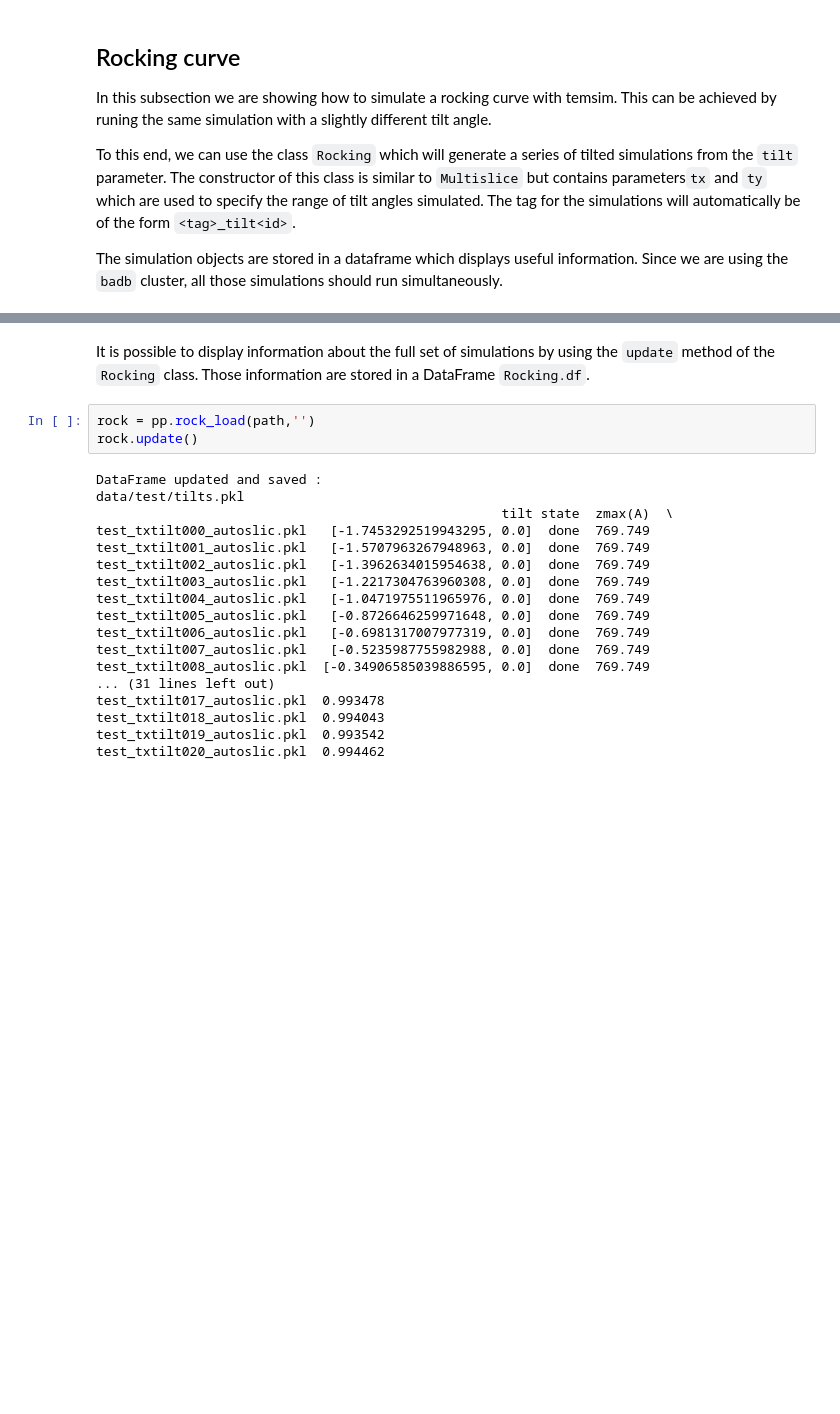
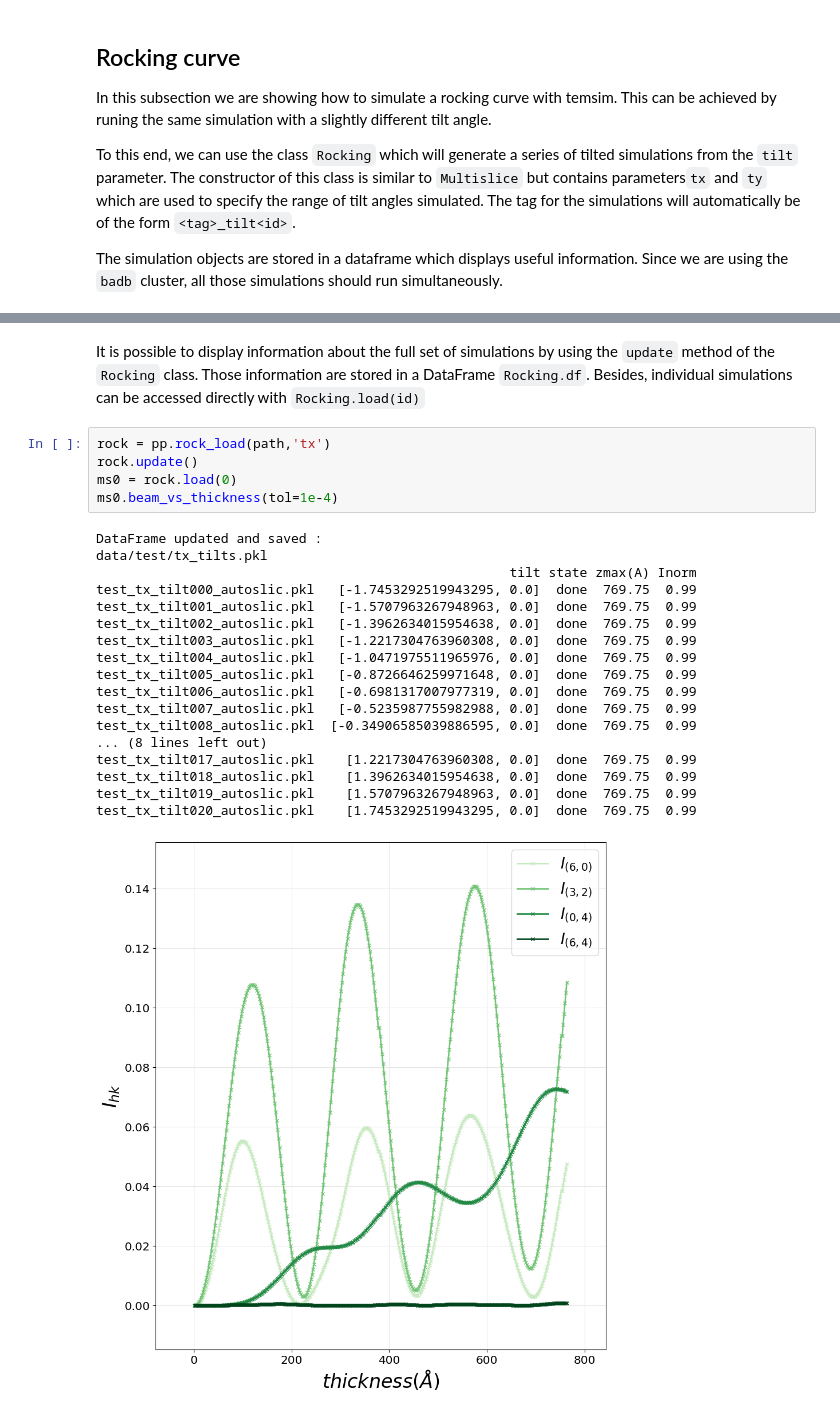
Before and after one commit to ccp4/electron-diffraction, a Jupyter notebook: multislice/notebooks/multislice/Silicon.ipynb, the cells around one changed output, grey strips where cells are left out. Cells and saved outputs as stored; diff of their text form; blank space fills up the shorter version.

```diff
--- a/multislice/notebooks/multislice/Silicon.ipynb
+++ b/multislice/notebooks/multislice/Silicon.ipynb
@@ -195,24 +216,28 @@ object saved
 data/test/tx_rock.pkl
 # %% [markdown]
 It is possible to display information about the full set of simulations by using the `update` method of the `Rocking` class. Those information are stored in a DataFrame `Rocking.df`.
+Besides, individual simulations can be accessed directly with `Rocking.load(id)`
 # %%
-rock = pp.rock_load(path,'')
+rock = pp.rock_load(path,'tx')
 rock.update()
+ms0 = rock.load(0)
+ms0.beam_vs_thickness(tol=1e-4)
 # %% [output]
 DataFrame updated and saved :
-data/test/tilts.pkl
-                                                    tilt state  zmax(A)  \
-test_txtilt000_autoslic.pkl   [-1.7453292519943295, 0.0]  done  769.749
-test_txtilt001_autoslic.pkl   [-1.5707963267948963, 0.0]  done  769.749
-test_txtilt002_autoslic.pkl   [-1.3962634015954638, 0.0]  done  769.749
-test_txtilt003_autoslic.pkl   [-1.2217304763960308, 0.0]  done  769.749
-test_txtilt004_autoslic.pkl   [-1.0471975511965976, 0.0]  done  769.749
-test_txtilt005_autoslic.pkl   [-0.8726646259971648, 0.0]  done  769.749
-test_txtilt006_autoslic.pkl   [-0.6981317007977319, 0.0]  done  769.749
-test_txtilt007_autoslic.pkl   [-0.5235987755982988, 0.0]  done  769.749
-test_txtilt008_autoslic.pkl  [-0.34906585039886595, 0.0]  done  769.749
-... (31 lines left out)
-test_txtilt017_autoslic.pkl  0.993478
-test_txtilt018_autoslic.pkl  0.994043
-test_txtilt019_autoslic.pkl  0.993542
-test_txtilt020_autoslic.pkl  0.994462
+data/test/tx_tilts.pkl
+                                                     tilt state zmax(A) Inorm
+test_tx_tilt000_autoslic.pkl   [-1.7453292519943295, 0.0]  done  769.75  0.99
+test_tx_tilt001_autoslic.pkl   [-1.5707963267948963, 0.0]  done  769.75  0.99
+test_tx_tilt002_autoslic.pkl   [-1.3962634015954638, 0.0]  done  769.75  0.99
+test_tx_tilt003_autoslic.pkl   [-1.2217304763960308, 0.0]  done  769.75  0.99
+test_tx_tilt004_autoslic.pkl   [-1.0471975511965976, 0.0]  done  769.75  0.99
+test_tx_tilt005_autoslic.pkl   [-0.8726646259971648, 0.0]  done  769.75  0.99
+test_tx_tilt006_autoslic.pkl   [-0.6981317007977319, 0.0]  done  769.75  0.99
+test_tx_tilt007_autoslic.pkl   [-0.5235987755982988, 0.0]  done  769.75  0.99
+test_tx_tilt008_autoslic.pkl  [-0.34906585039886595, 0.0]  done  769.75  0.99
+... (8 lines left out)
+test_tx_tilt017_autoslic.pkl    [1.2217304763960308, 0.0]  done  769.75  0.99
+test_tx_tilt018_autoslic.pkl    [1.3962634015954638, 0.0]  done  769.75  0.99
+test_tx_tilt019_autoslic.pkl    [1.5707963267948963, 0.0]  done  769.75  0.99
+test_tx_tilt020_autoslic.pkl    [1.7453292519943295, 0.0]  done  769.75  0.99
+[figure, added]
```
Also changed, not shown: parts of 56 cells of this notebook, 2 other files.
